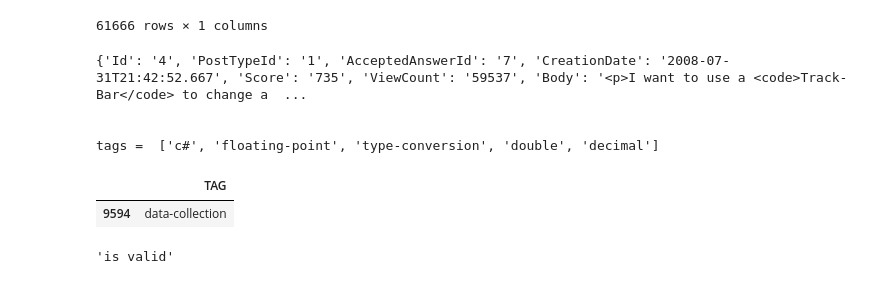
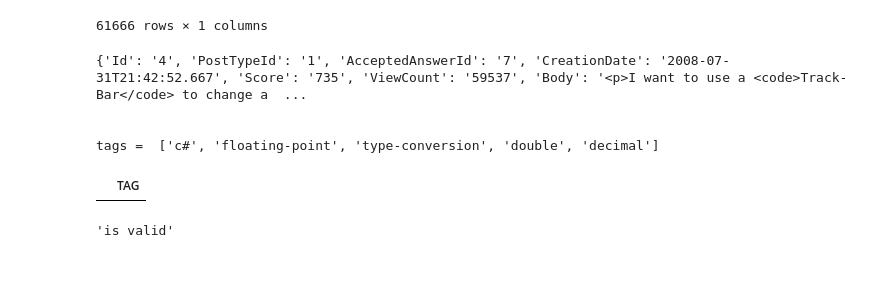
Before and after one commit to johandieman/topicmodeling-ML-in-low-code, a Jupyter notebook: Extraction.ipynb, the cells around one changed output. Cells and saved outputs as stored; diff of their text form; code cells hidden in the pictures.

```diff
--- a/Extraction.ipynb
+++ b/Extraction.ipynb
@@ -95,8 +94,7 @@ def simpleTagCheck(arr):
     return 'is valid' if len(arr) != len(search_for_tags_df.loc[search_for_tags_df['TAG'].
                                                   isin(arr)]) else 'not valid'
 # %%
-search_for_tags_df.loc[search_for_tags_df['TAG'] == 'data-collection']
+search_for_tags_df.loc[search_for_tags_df['TAG'] == 'low-']
 # %% [output]
 |  | TAG |
-| 9594 | data-collection |
 # %%
```
Also changed, not shown: parts of 16 cells of this notebook, 2 other files.
